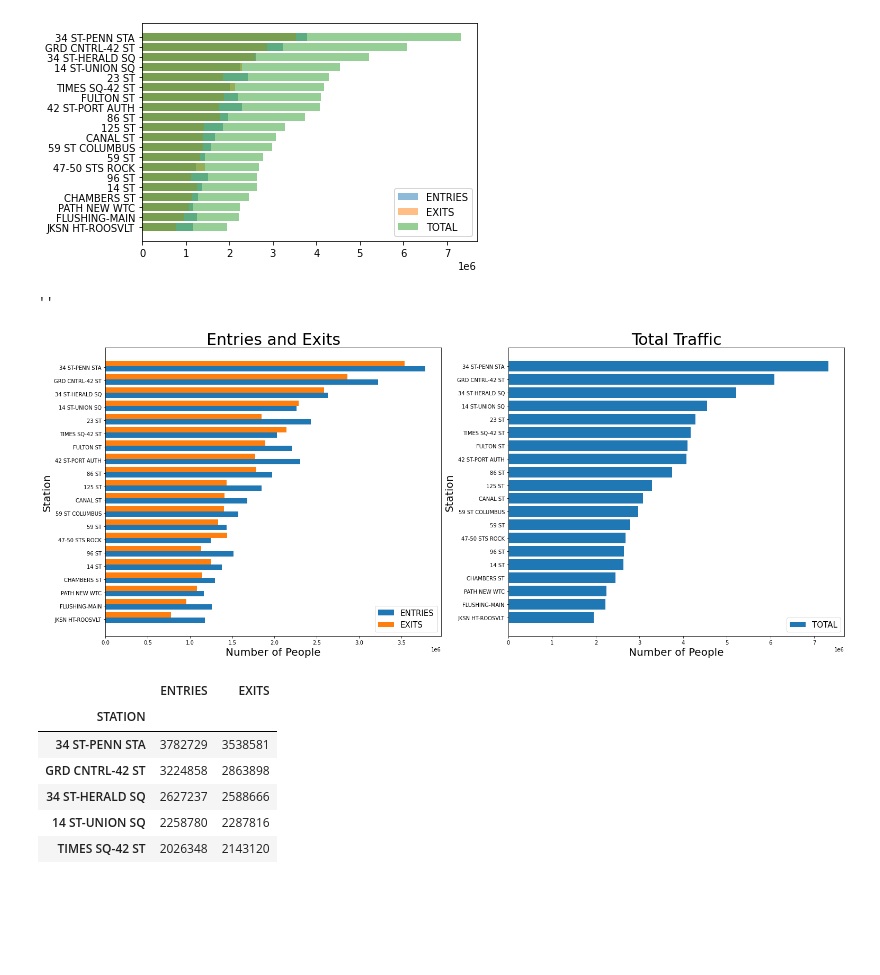
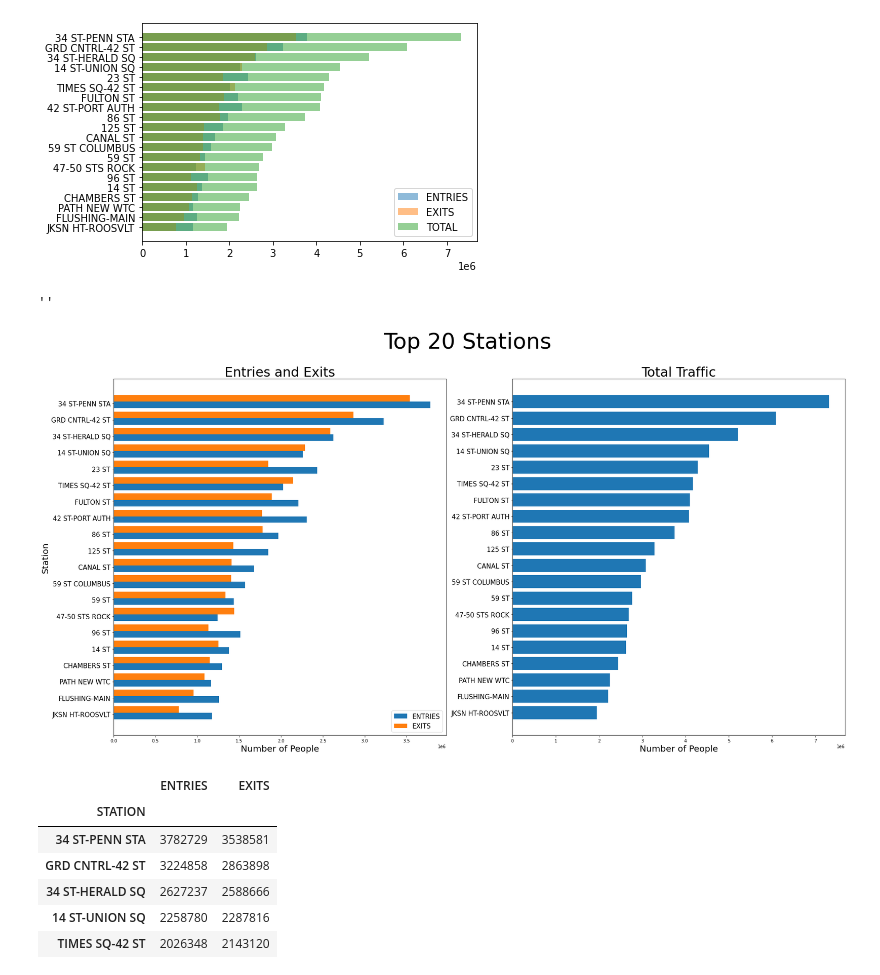
Before and after one commit to er-arcadio/Project1_2020_metis, a Jupyter notebook: Project_1_Lucy.ipynb, the cells around one changed output. Cells and saved outputs as stored; diff of their text form; code cells hidden in the pictures; blank space fills up the shorter version.

```diff
--- a/Project_1_Lucy.ipynb
+++ b/Project_1_Lucy.ipynb
@@ -125,38 +125,37 @@ y_ticks = [station for station in mta_final['STATION']]
 y_ticks
 location = range(1,41,2)
 # %%
-n = 1  # This is our first dataset (out of 2)
-t = 2 # Number of datasets
-d = 20 # Number of sets of bars
-w = .8 # Width of each bar
-Entries = [t*element + w*n for element
-             in range(d)]
-n = 2  # This is our second dataset (out of 2)
-t = 2 # Number of datasets
-d = 20 # Number of sets of bars
-w = .8 # Width of each bar
-Exits = [t*element + w*n for element
-             in range(d)]
+entry_data = 1  # This is our first dataset (out of 2)
+ds_num = 2 # Number of datasets
+bar = 20 # Number of sets of bars
+graph_w = .8 # Width of each bar
+Entries = [ds_num*element + graph_w*entry_data for element
+             in range(bar)]
+exit_data = 2  # This is our second dataset (out of 2)
+Exits = [ds_num*element + graph_w*exit_data for element
+             in range(bar)]
 # %%
-plt.figure(figsize = [25,10])
+plt.figure(figsize = [30,15])
+plt.suptitle('Top 20 Stations', fontsize = 50)
 plt.subplot(1,2,1)
 plt.barh(Entries,mta_final['ENTRIES'])
 plt.barh(Exits,mta_final['EXITS'])
-plt.yticks(location, y_ticks)
+plt.yticks(location, y_ticks, fontsize = 15)
 plt.legend(['ENTRIES','EXITS'], fontsize = 15)
 plt.title('Entries and Exits', fontsize=30)
 plt.xlabel('Number of People', fontsize=20)
 plt.ylabel('Station', fontsize=20);
 plt.subplot(1,2,2)
+plt.yticks(fontsize = 15)
 plt.barh(mta_final['STATION'],mta_final['TotalTraf'])
-plt.legend(['TOTAL'], fontsize = 15)
+# plt.legend(['TOTAL'], fontsize = 15)
 plt.title('Total Traffic', fontsize=30)
 plt.xlabel('Number of People', fontsize=20)
-plt.ylabel('Station', fontsize=20);
+# plt.ylabel('Station', fontsize=20);
 ;
 # %% [output]
 ''
-[figure, old version]
+[figure, new version]
 # %%
 mta_station_rank.sort_values(by='EXITS', ascending = False).head(20)
 # %% [output]
```
Also changed, not shown: parts of 5 cells of this notebook, 1 other file.
